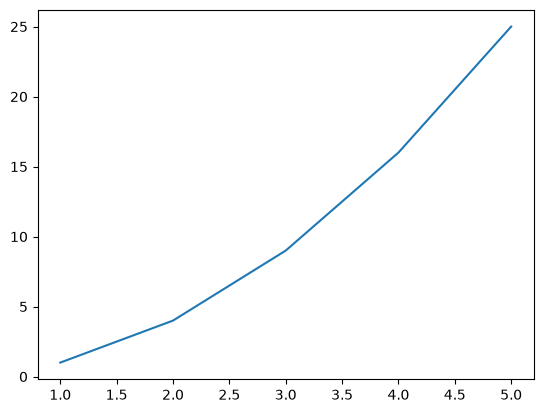
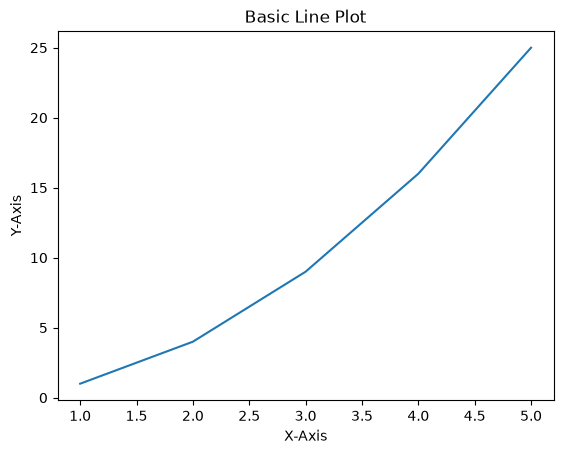
Code edit (unified diff) that turned the first committed figure into the second:
--- before
+++ after
@@ -5,2 +5,6 @@
 
 plt.plot(x,y)
+plt.xlabel("X-Axis")
+plt.ylabel("Y-Axis")
+plt.title("Basic Line Plot")
+plt.show()

Commit: installed pandas and numpy